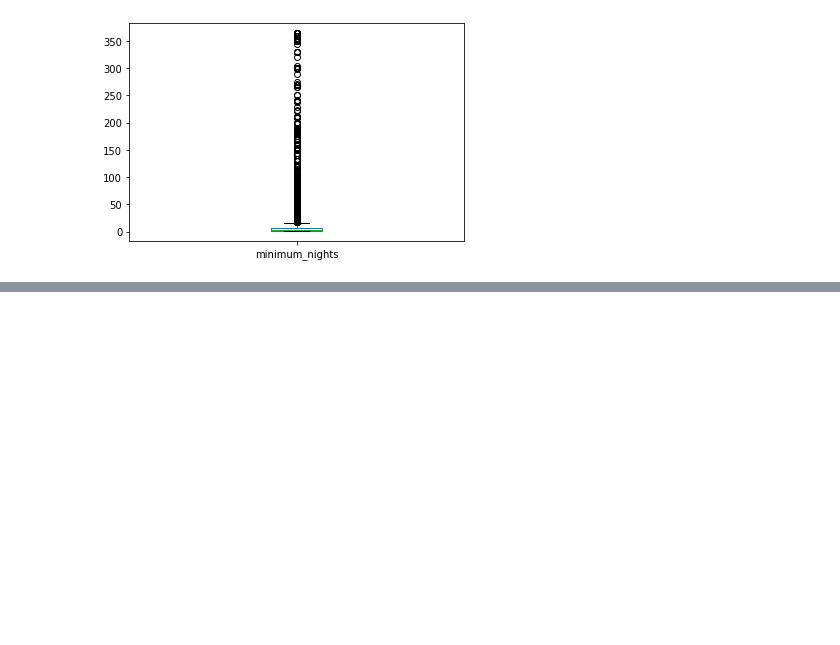
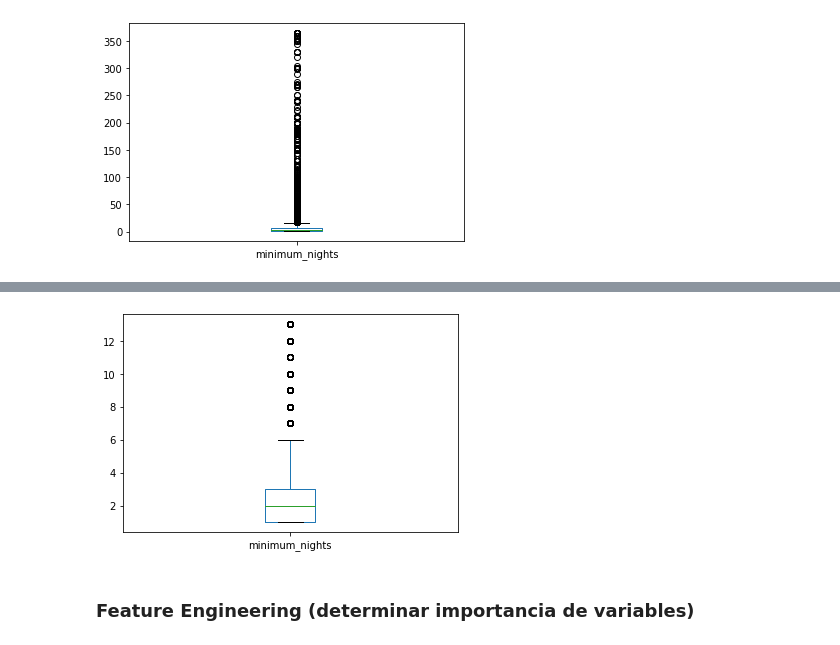
Before and after one commit to Ironhack-Data-Madrid-Mayo-2021/Classroom-Materials, a Jupyter notebook: week_07/07 - Airbnb price prediction.ipynb, the cells around one changed output, grey strips where cells are left out. Cells and saved outputs as stored; diff of their text form; code cells hidden in the pictures; blank space fills up the shorter version.

```diff
--- a/week_07/07 - Airbnb price prediction.ipynb
+++ b/week_07/07 - Airbnb price prediction.ipynb
@@ -141,3 +153,11 @@ df.minimum_nights.plot.box();
+# %%
+df=df[df.minimum_nights<14]
+# %%
+df.minimum_nights.plot.box();
+# %% [output]
+[figure, added]
+# %% [markdown]
+### Feature Engineering (determinar importancia de variables)
 # %%
 import statsmodels.api as sm
 from statsmodels.formula.api import ols
```
Also changed, not shown: parts of 29 cells of this notebook, 1 other file.
